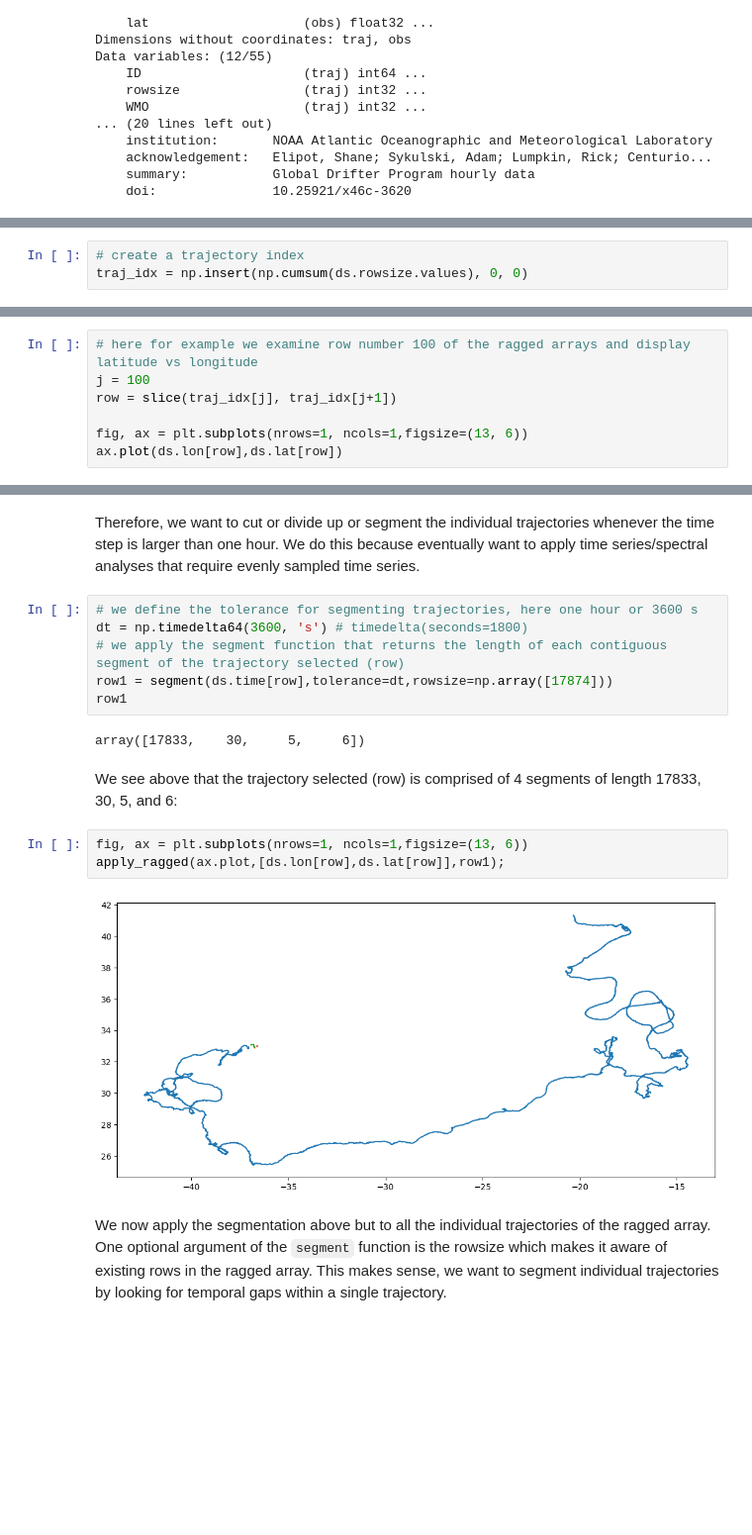
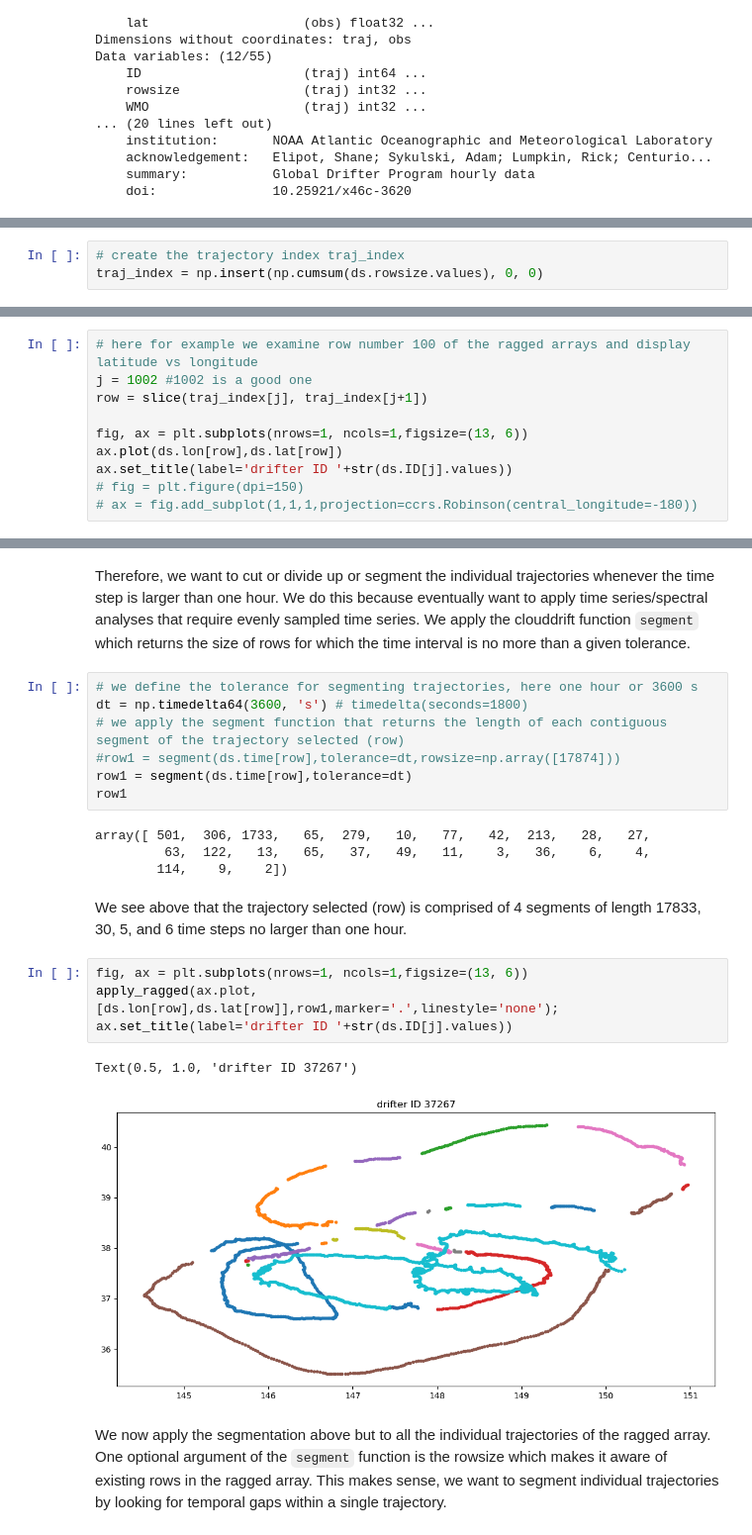
Before and after one commit to selipot/clouddrift-examples, a Jupyter notebook: notebooks/demo-comm-workshop-2023.ipynb, the cells around one changed output, grey strips where cells are left out. Shown at 99% size. Drawn from its saved outputs; the diff is of its cells as text; blank space fills up the shorter version.

```diff
--- a/notebooks/demo-comm-workshop-2023.ipynb
+++ b/notebooks/demo-comm-workshop-2023.ipynb
@@ -44,3 +56,3 @@ Some explanation about the ragged array representation of the data and how the G
 # %%
-# create a trajectory index
-traj_idx = np.insert(np.cumsum(ds.rowsize.values), 0, 0)
+# create the trajectory index traj_index
+traj_index = np.insert(np.cumsum(ds.rowsize.values), 0, 0)
@@ -47,8 +65,11 @@ traj_idx = np.insert(np.cumsum(ds.rowsize.values), 0, 0)
 # %%
 # here for example we examine row number 100 of the ragged arrays and display latitude vs longitude
-j = 100
-row = slice(traj_idx[j], traj_idx[j+1])
+j = 1002 #1002 is a good one
+row = slice(traj_index[j], traj_index[j+1])
 
 fig, ax = plt.subplots(nrows=1, ncols=1,figsize=(13, 6))
 ax.plot(ds.lon[row],ds.lat[row])
+ax.set_title(label='drifter ID '+str(ds.ID[j].values))
+# fig = plt.figure(dpi=150)
+# ax = fig.add_subplot(1,1,1,projection=ccrs.Robinson(central_longitude=-180))
 # %% [output]
@@ -77,20 +87,25 @@ array([14, 37, 15], dtype='timedelta64[ns]')
 # %% [markdown]
-Therefore, we want to cut or divide up or segment the individual trajectories whenever the time step is larger than one hour. We do this because eventually want to apply time series/spectral analyses that require evenly sampled time series.
+Therefore, we want to cut or divide up or segment the individual trajectories whenever the time step is larger than one hour. We do this because eventually want to apply time series/spectral analyses that require evenly sampled time series. We apply the clouddrift function `segment` which returns the size of rows for which the time interval is no more than a given tolerance.
 # %%
 # we define the tolerance for segmenting trajectories, here one hour or 3600 s
 dt = np.timedelta64(3600, 's') # timedelta(seconds=1800)
 # we apply the segment function that returns the length of each contiguous segment of the trajectory selected (row)
-row1 = segment(ds.time[row],tolerance=dt,rowsize=np.array([17874]))
+#row1 = segment(ds.time[row],tolerance=dt,rowsize=np.array([17874]))
+row1 = segment(ds.time[row],tolerance=dt)
 row1
 # %% [output]
-array([17833,    30,     5,     6])
+array([ 501,  306, 1733,   65,  279,   10,   77,   42,  213,   28,   27,
+         63,  122,   13,   65,   37,   49,   11,    3,   36,    6,    4,
+        114,    9,    2])
 # %% [markdown]
-We see above that the trajectory selected (row) is comprised of 4 segments of length 17833, 30, 5, and 6:
+We see above that the trajectory selected (row) is comprised of 4 segments of length 17833, 30, 5, and 6 time steps no larger than one hour.
 # %%
 fig, ax = plt.subplots(nrows=1, ncols=1,figsize=(13, 6))
-apply_ragged(ax.plot,[ds.lon[row],ds.lat[row]],row1);
+apply_ragged(ax.plot,[ds.lon[row],ds.lat[row]],row1,marker='.',linestyle='none');
+ax.set_title(label='drifter ID '+str(ds.ID[j].values))
 # %% [output]
+Text(0.5, 1.0, 'drifter ID 37267')
-[figure, old version]
+[figure, new version]
 # %% [markdown]
 We now apply the segmentation above but to all the individual trajectories of the ragged array. One optional argument of the `segment` function is the rowsize which makes it aware of existing rows in the ragged array. This makes sense, we want to segment individual trajectories by looking for temporal gaps within a single trajectory.
 # %%
```
Also changed, not shown: parts of 51 cells of this notebook.
